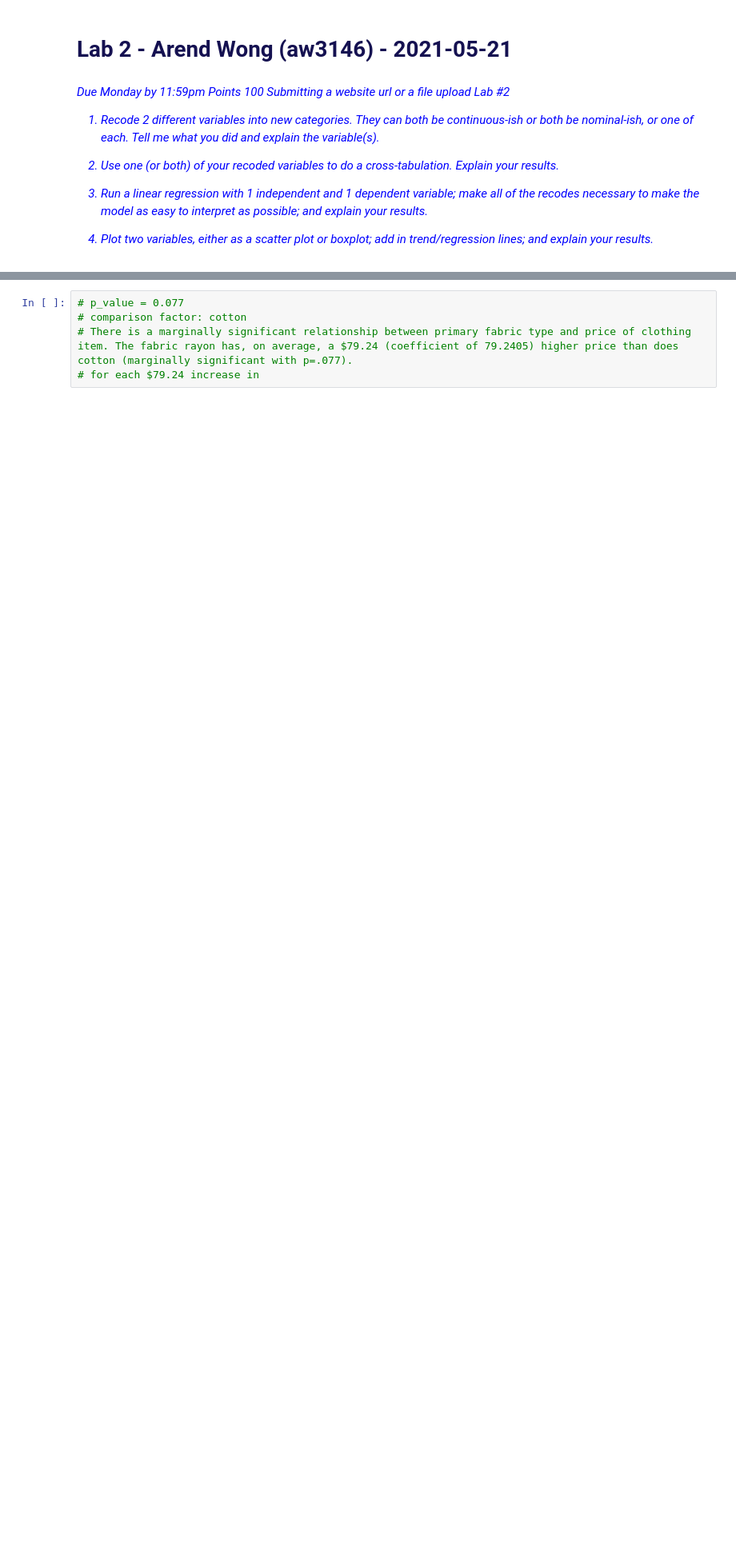
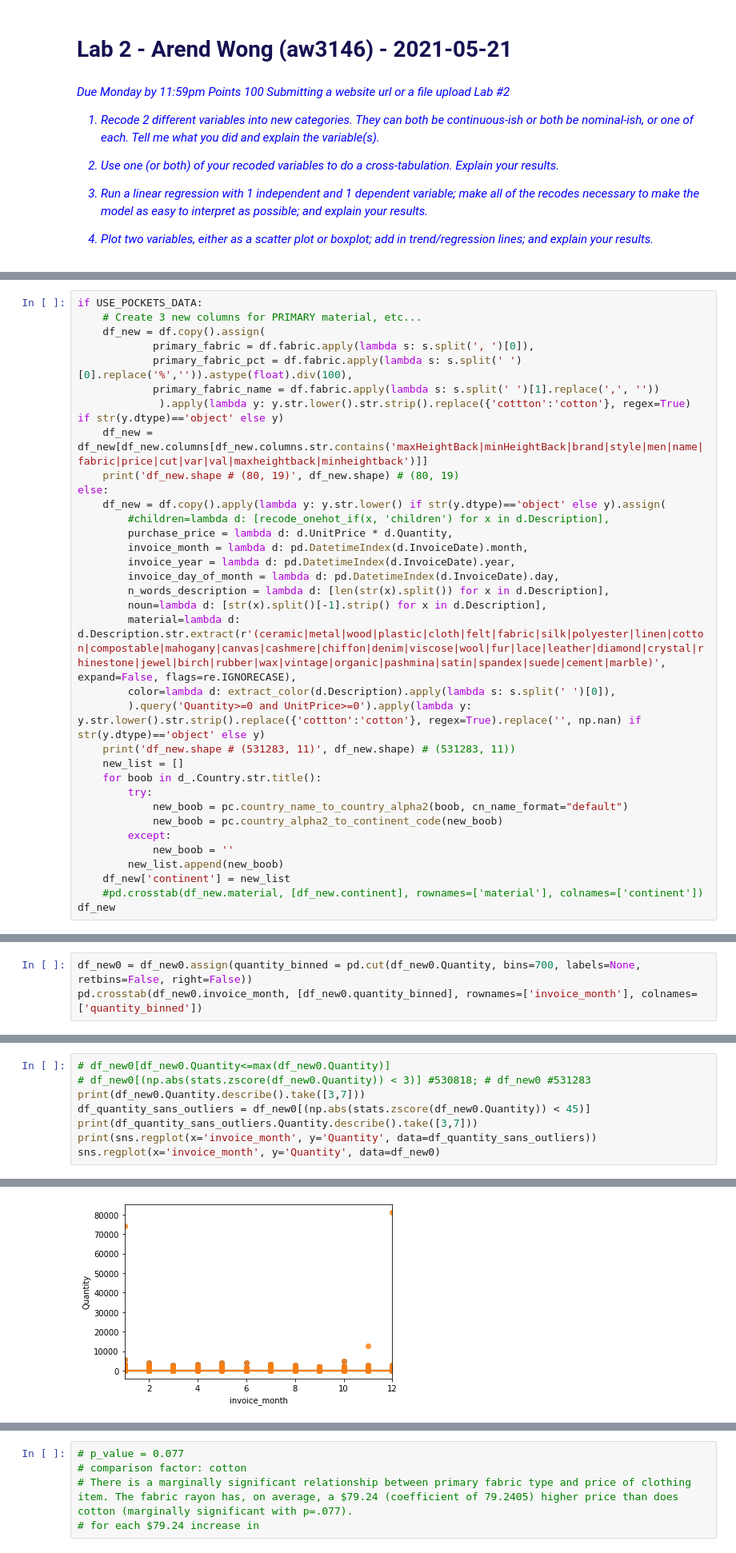
Before and after one commit to srhoads/learn, a Jupyter notebook: courses/data_analysis_python/lab2/lab2.ipynb, the cells around one changed output, grey strips where cells are left out. Shown at 80% size. Cells and saved outputs as stored; diff of their text form; blank space fills up the shorter version.

Commit message:
sam basically finished the assignment but Arend needs to work through it in his own words

```diff
--- a/courses/data_analysis_python/lab2/lab2.ipynb
+++ b/courses/data_analysis_python/lab2/lab2.ipynb
@@ -213,0 +116,34 @@ Notes:
+# %%
+if USE_POCKETS_DATA:
+    # Create 3 new columns for PRIMARY material, etc...
+    df_new = df.copy().assign(
+            primary_fabric = df.fabric.apply(lambda s: s.split(', ')[0]),
+            primary_fabric_pct = df.fabric.apply(lambda s: s.split(' ')[0].replace('%','')).astype(float).div(100),
+            primary_fabric_name = df.fabric.apply(lambda s: s.split(' ')[1].replace(',', ''))
+             ).apply(lambda y: y.str.lower().str.strip().replace({'cottton':'cotton'}, regex=True) if str(y.dtype)=='object' else y)
+    df_new = df_new[df_new.columns[df_new.columns.str.contains('maxHeightBack|minHeightBack|brand|style|men|name|fabric|price|cut|var|val|maxheightback|minheightback')]]
+    print('df_new.shape # (80, 19)', df_new.shape) # (80, 19)
+else:
+    df_new = df.copy().apply(lambda y: y.str.lower() if str(y.dtype)=='object' else y).assign(
+        #children=lambda d: [recode_onehot_if(x, 'children') for x in d.Description],
+        purchase_price = lambda d: d.UnitPrice * d.Quantity,
+        invoice_month = lambda d: pd.DatetimeIndex(d.InvoiceDate).month,
+        invoice_year = lambda d: pd.DatetimeIndex(d.InvoiceDate).year,
+        invoice_day_of_month = lambda d: pd.DatetimeIndex(d.InvoiceDate).day,
+        n_words_description = lambda d: [len(str(x).split()) for x in d.Description],
+        noun=lambda d: [str(x).split()[-1].strip() for x in d.Description],
+        material=lambda d: d.Description.str.extract(r'(ceramic|metal|wood|plastic|cloth|felt|fabric|silk|polyester|linen|cotton|compostable|mahogany|canvas|cashmere|chiffon|denim|viscose|wool|fur|lace|leather|diamond|crystal|rhinestone|jewel|birch|rubber|wax|vintage|organic|pashmina|satin|spandex|suede|cement|marble)', expand=False, flags=re.IGNORECASE),
+        color=lambda d: extract_color(d.Description).apply(lambda s: s.split(' ')[0]),
+        ).query('Quantity>=0 and UnitPrice>=0').apply(lambda y: y.str.lower().str.strip().replace({'cottton':'cotton'}, regex=True).replace('', np.nan) if str(y.dtype)=='object' else y)
+    print('df_new.shape # (531283, 11)', df_new.shape) # (531283, 11))
+    new_list = []
+    for boob in d_.Country.str.title():
+        try:
+            new_boob = pc.country_name_to_country_alpha2(boob, cn_name_format="default")
+            new_boob = pc.country_alpha2_to_continent_code(new_boob)
+        except:
+            new_boob = ''
+        new_list.append(new_boob)
+    df_new['continent'] = new_list
+    #pd.crosstab(df_new.material, [df_new.continent], rownames=['material'], colnames=['continent'])
+df_new
@@ -213,0 +244,3 @@ Notes:
+# %%
+df_new0 = df_new0.assign(quantity_binned = pd.cut(df_new0.Quantity, bins=700, labels=None, retbins=False, right=False))
+pd.crosstab(df_new0.invoice_month, [df_new0.quantity_binned], rownames=['invoice_month'], colnames=['quantity_binned'])
@@ -213,0 +425,9 @@ Notes:
+# %%
+# df_new0[df_new0.Quantity<=max(df_new0.Quantity)]
+# df_new0[(np.abs(stats.zscore(df_new0.Quantity)) < 3)] #530818; # df_new0 #531283
+print(df_new0.Quantity.describe().take([3,7]))
+df_quantity_sans_outliers = df_new0[(np.abs(stats.zscore(df_new0.Quantity)) < 45)]
+print(df_quantity_sans_outliers.Quantity.describe().take([3,7]))
+print(sns.regplot(x='invoice_month', y='Quantity', data=df_quantity_sans_outliers))
+sns.regplot(x='invoice_month', y='Quantity', data=df_new0)
+# %% [output]
@@ -213,0 +442 @@ Notes:
+[figure, added]
```
Also changed, not shown: parts of 49 cells of this notebook, 3 other files.
